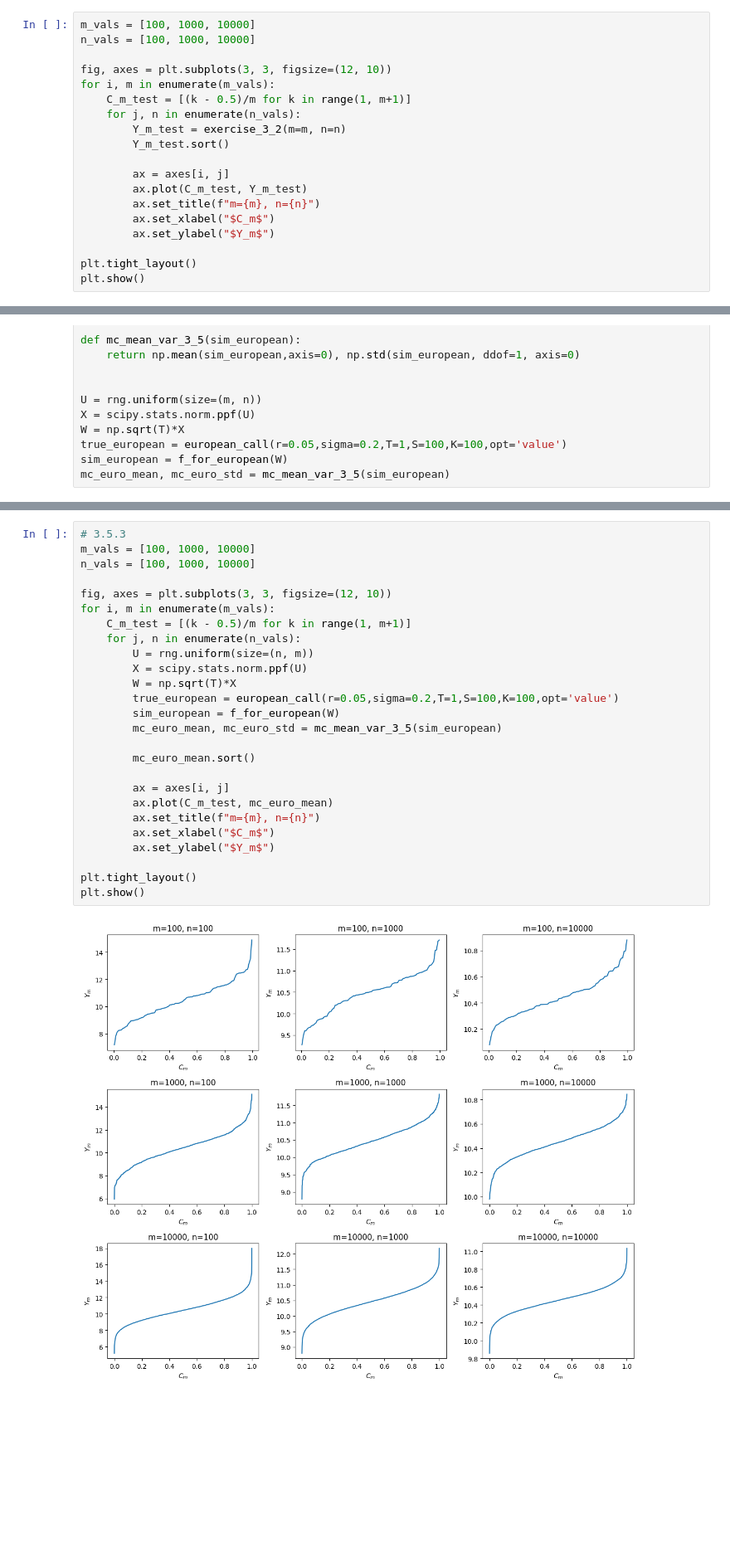
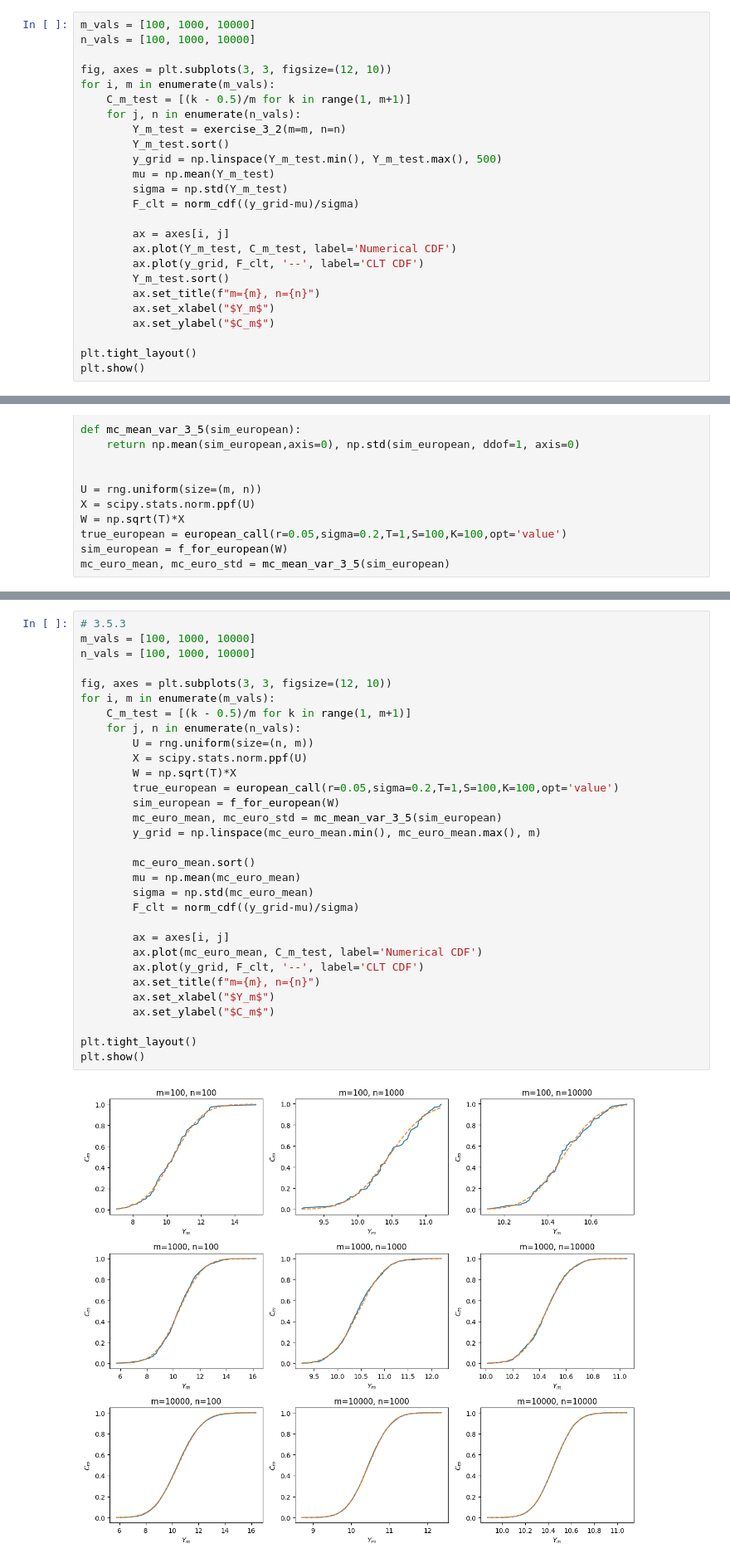
Before and after one commit to math869c/ST463_project, a Jupyter notebook: question_3.ipynb, the cells around one changed output, grey strips where cells are left out. Shown at 83% size. Cells and saved outputs as stored; diff of their text form; blank space fills up the shorter version.

```diff
--- a/question_3.ipynb
+++ b/question_3.ipynb
@@ -198,12 +234,18 @@ for i, m in enumerate(m_vals):
     for j, n in enumerate(n_vals):
         Y_m_test = exercise_3_2(m=m, n=n)
         Y_m_test.sort()
+        y_grid = np.linspace(Y_m_test.min(), Y_m_test.max(), 500)
+        mu = np.mean(Y_m_test)
+        sigma = np.std(Y_m_test)
+        F_clt = norm_cdf((y_grid-mu)/sigma)
 
         ax = axes[i, j]
-        ax.plot(C_m_test, Y_m_test)
+        ax.plot(Y_m_test, C_m_test, label='Numerical CDF')
+        ax.plot(y_grid, F_clt, '--', label='CLT CDF')
+        Y_m_test.sort()
         ax.set_title(f"m={m}, n={n}")
-        ax.set_xlabel("$C_m$")
-        ax.set_ylabel("$Y_m$")
+        ax.set_xlabel("$Y_m$")
+        ax.set_ylabel("$C_m$")
 
 plt.tight_layout()
 plt.show()
@@ -376,31 +384,36 @@ plt.hist(mc_euro_mean)
 # %%
 # 3.5.3
 m_vals = [100, 1000, 10000]
 n_vals = [100, 1000, 10000]
 
 fig, axes = plt.subplots(3, 3, figsize=(12, 10))
 for i, m in enumerate(m_vals):
     C_m_test = [(k - 0.5)/m for k in range(1, m+1)]
     for j, n in enumerate(n_vals):
         U = rng.uniform(size=(n, m))
         X = scipy.stats.norm.ppf(U)
         W = np.sqrt(T)*X
         true_european = european_call(r=0.05,sigma=0.2,T=1,S=100,K=100,opt='value')
         sim_european = f_for_european(W)
         mc_euro_mean, mc_euro_std = mc_mean_var_3_5(sim_european)
+        y_grid = np.linspace(mc_euro_mean.min(), mc_euro_mean.max(), m)
 
         mc_euro_mean.sort()
+        mu = np.mean(mc_euro_mean)
+        sigma = np.std(mc_euro_mean)
+        F_clt = norm_cdf((y_grid-mu)/sigma)
 
         ax = axes[i, j]
-        ax.plot(C_m_test, mc_euro_mean)
+        ax.plot(mc_euro_mean, C_m_test, label='Numerical CDF')
+        ax.plot(y_grid, F_clt, '--', label='CLT CDF')
         ax.set_title(f"m={m}, n={n}")
-        ax.set_xlabel("$C_m$")
-        ax.set_ylabel("$Y_m$")
+        ax.set_xlabel("$Y_m$")
+        ax.set_ylabel("$C_m$")
 
 plt.tight_layout()
 plt.show()
 # %% [output]
-[figure, old version]
+[figure, new version]
 # %%
 # 3.5.4
 ### 3.4
```
Also changed, not shown: parts of 10 cells of this notebook.
